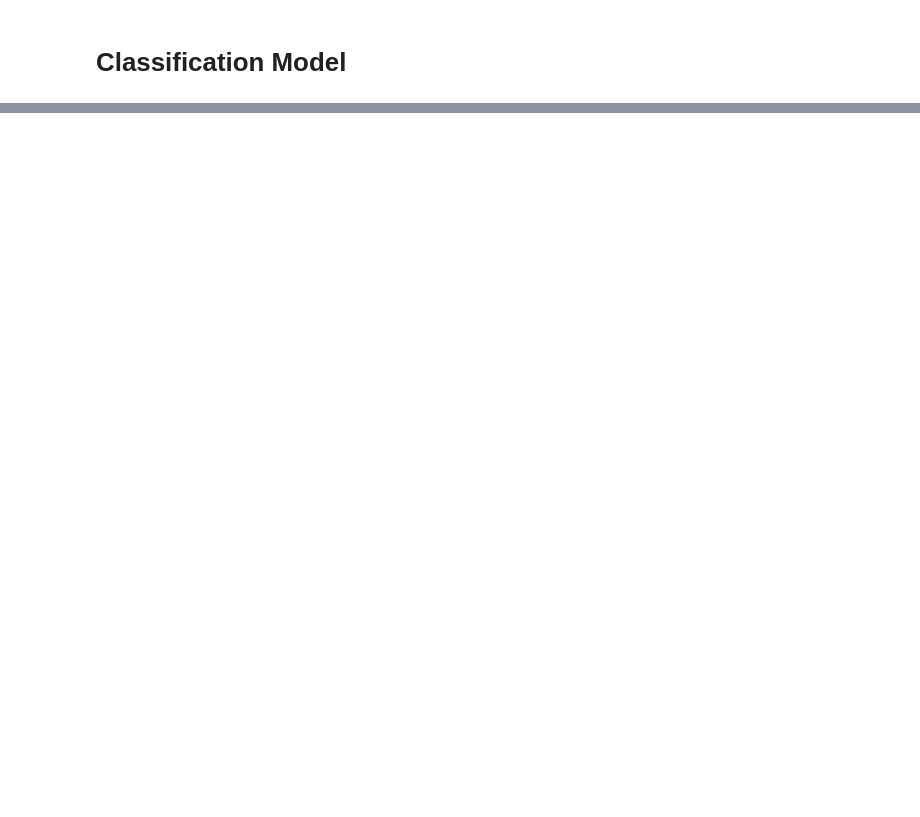
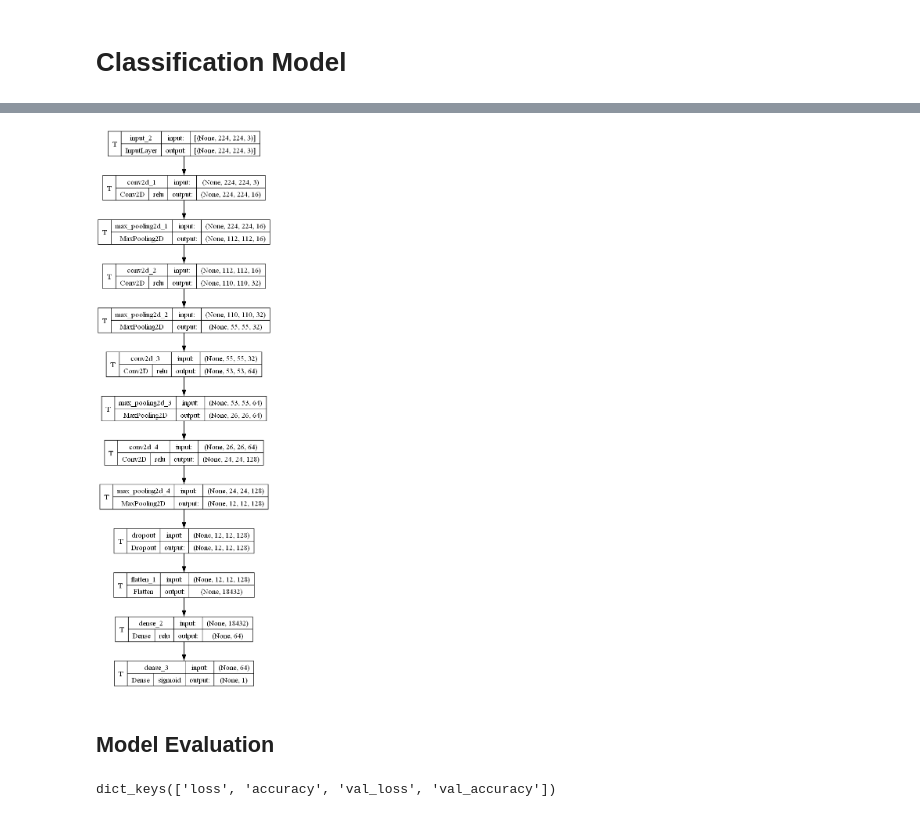
Before and after one commit to akshayyewle/Machine-Vision, a Jupyter notebook: 11 Brain Tumour Detection/Python Notebook.ipynb, the cells around one changed output, grey strips where cells are left out. Saved outputs shown, nothing was run; the diff lists cells and outputs as text; code cells hidden in the pictures; blank space fills up the shorter version.

```diff
--- a/11 Brain Tumour Detection/Python Notebook.ipynb
+++ b/11 Brain Tumour Detection/Python Notebook.ipynb
@@ -287,0 +327,10 @@ AttributeError: 'Sequential' object has no attribute 'fit_generator'
+# %%
+keras.utils.plot_model(Model, show_shapes=True,show_layer_activations=True,show_trainable=True)
+# %% [output]
+[figure, added]
+# %% [markdown]
+## **Model Evaluation**
+# %%
+Model_History.history.keys()
+# %% [output]
+dict_keys(['loss', 'accuracy', 'val_loss', 'val_accuracy'])
```
Also changed, not shown: parts of 27 cells of this notebook, 3 other files.
